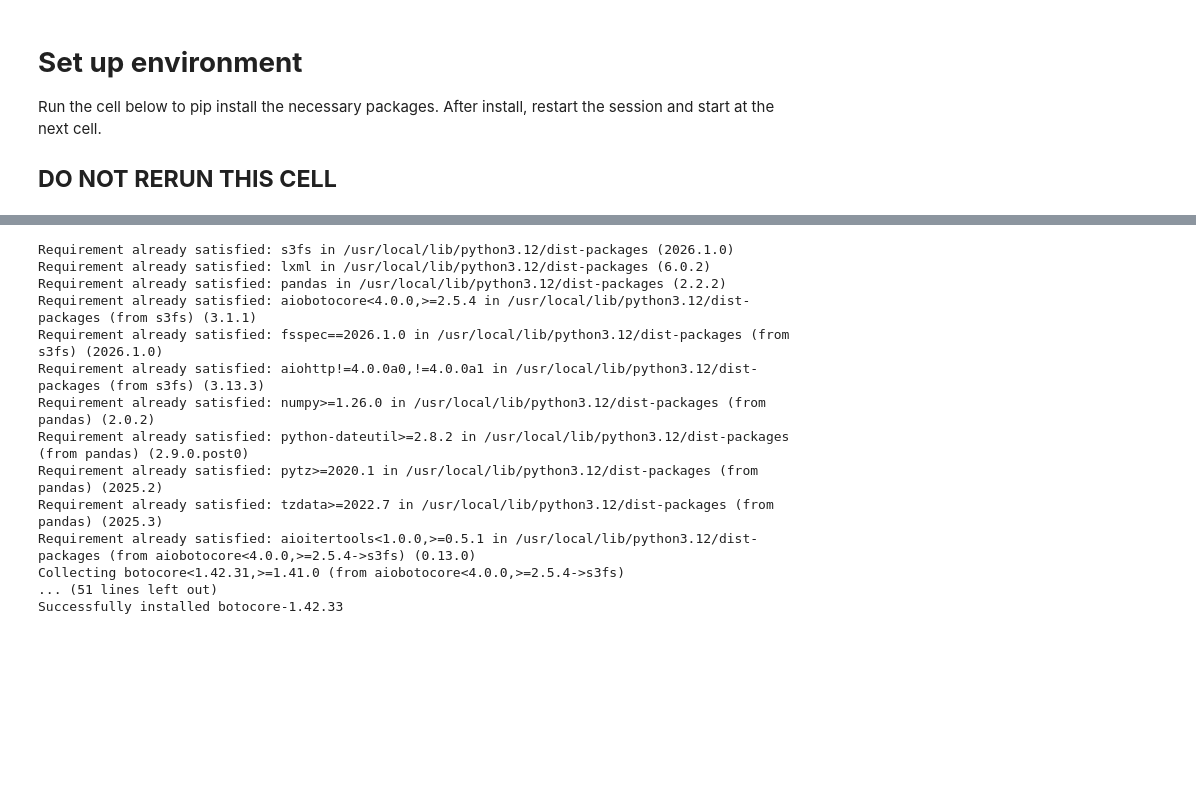
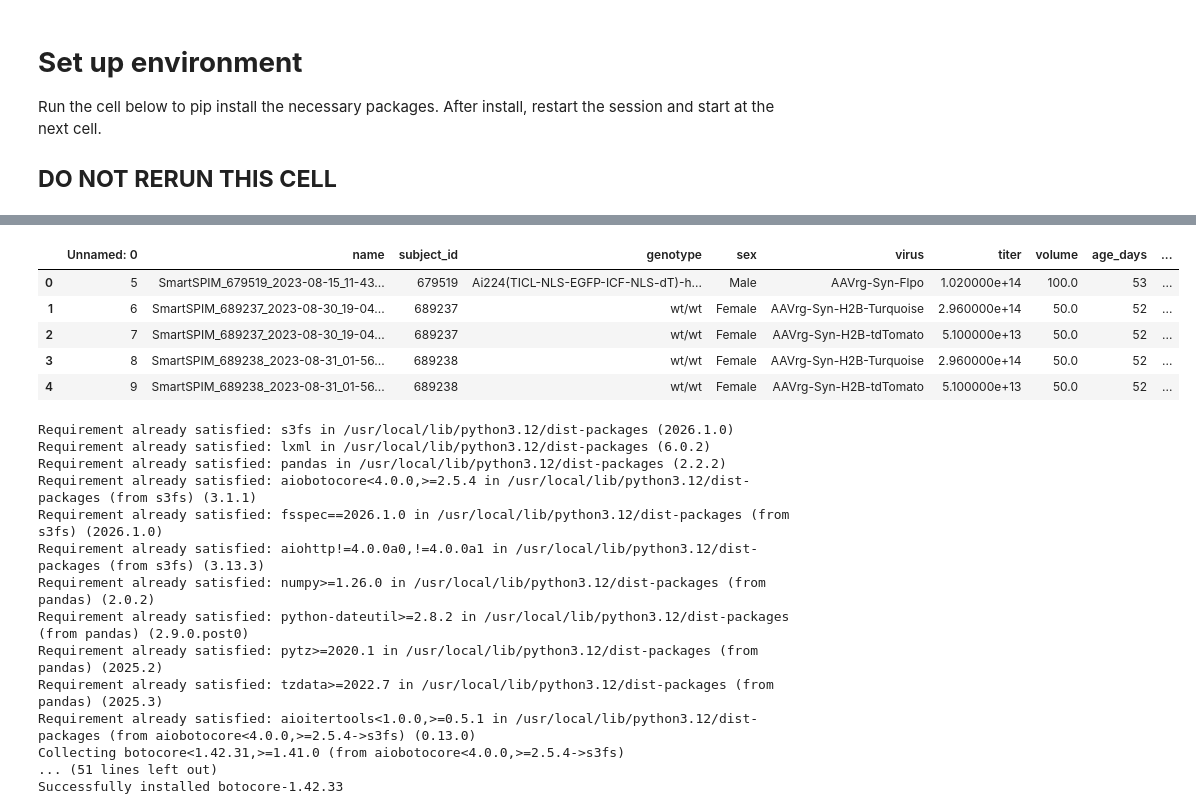
Before and after one commit to leesuyee/mesoscale-connectivity-tutorial, a Jupyter notebook: mesoscale_connectivity_coding_activity.ipynb, the cells around one changed output, grey strips where cells are left out. Saved outputs shown, nothing was run; the diff lists cells and outputs as text; code cells hidden in the pictures; blank space fills up the shorter version.

```diff
--- a/mesoscale_connectivity_coding_activity.ipynb
+++ b/mesoscale_connectivity_coding_activity.ipynb
@@ -6,3 +6,32 @@
 Run the cell below to pip install the necessary packages. After install, restart the session and start at the next cell.
 
 ## **DO NOT RERUN THIS CELL**
+# %%
+# --- Setup GitHub repo and environment (run once) ---
+
+import os
+from pathlib import Path
+
+# URL of your GitHub repo
+repo_url = "https://github.com/leesuyee/mesoscale-connectivity-tutorial.git"
+repo_dir = "/content/mesoscale-connectivity-tutorial"
+
+# Clone the repo if it hasn't been cloned yet
+if not os.path.exists(repo_dir):
+    print(f"Cloning repository from {repo_url}...")
+    !git clone {repo_url} {repo_dir}
+else:
+    print(f"Repository already exists at {repo_dir}")
+
+# Change working directory to repo root
+os.chdir(repo_dir)
+print(f"Working directory set to: {os.getcwd()}")
+
+# Verify metadata folder exists
+metadata_dir = Path(repo_dir) / "metadata"
+if not metadata_dir.exists():
+    raise FileNotFoundError(
+        f"Metadata folder not found in repo. Expected at {metadata_dir}"
+    )
+else:
+    print(f"Metadata folder found at {metadata_dir}")
@@ -9,3 +49,16 @@ Run the cell below to pip install the necessary packages. After install, restart
+# %%
+import pandas as pd
+
+csv_path = metadata_dir / "metadata_filtered.csv"
+df = pd.read_csv(csv_path)
+df.head()
+# %% [output]
+|  | Unnamed: 0 | name | subject_id | genotype | sex | virus | titer | volume | age_days | ... |
+| 0 | 5 | SmartSPIM_679519_2023-08-15_11-43... | 679519 | Ai224(TICL-NLS-EGFP-ICF-NLS-dT)-h... | Male | AAVrg-Syn-Flpo | 1.020000e+14 | 100.0 | 53 | ... |
+| 1 | 6 | SmartSPIM_689237_2023-08-30_19-04... | 689237 | wt/wt | Female | AAVrg-Syn-H2B-Turquoise | 2.960000e+14 | 50.0 | 52 | ... |
+| 2 | 7 | SmartSPIM_689237_2023-08-30_19-04... | 689237 | wt/wt | Female | AAVrg-Syn-H2B-tdTomato | 5.100000e+13 | 50.0 | 52 | ... |
+| 3 | 8 | SmartSPIM_689238_2023-08-31_01-56... | 689238 | wt/wt | Female | AAVrg-Syn-H2B-Turquoise | 2.960000e+14 | 50.0 | 52 | ... |
+| 4 | 9 | SmartSPIM_689238_2023-08-31_01-56... | 689238 | wt/wt | Female | AAVrg-Syn-H2B-tdTomato | 5.100000e+13 | 50.0 | 52 | ... |
 # %%
 !pip install s3fs lxml pandas
 # %% [output]
```
Also changed, not shown: parts of 2 cells of this notebook.
